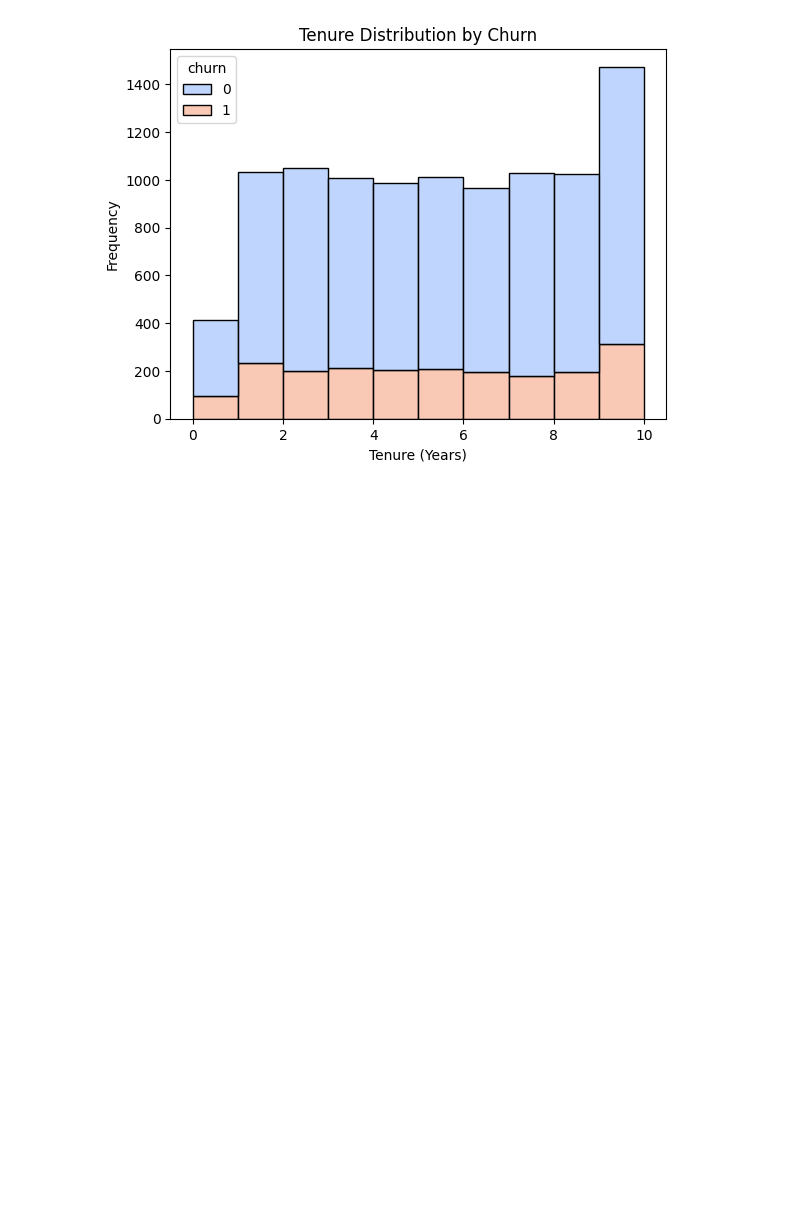
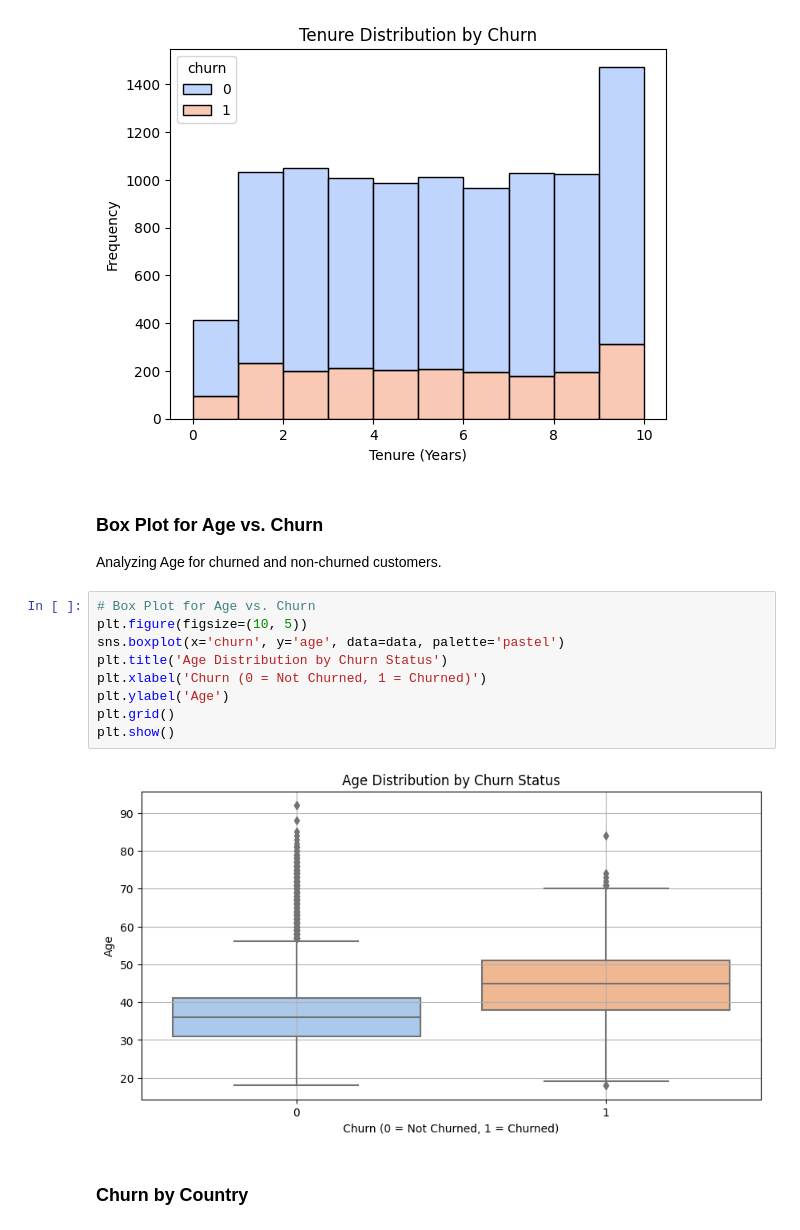
Before and after one commit to Fady-Faltaows/Customer-Churn-Prediction, a Jupyter notebook: churn_customer.ipynb, the cells around one changed output. Saved outputs shown, nothing was run; the diff lists cells and outputs as text; blank space fills up the shorter version.

Commit message:
after encoding categorical data

```diff
--- a/churn_customer.ipynb
+++ b/churn_customer.ipynb
@@ -243,3 +245,19 @@ plt.ylabel("Frequency")
 plt.show()
 # %% [output]
 [figure]
+# %% [markdown]
+### Box Plot for Age vs. Churn
+Analyzing Age for churned and non-churned customers.
+# %%
+# Box Plot for Age vs. Churn
+plt.figure(figsize=(10, 5))
+sns.boxplot(x='churn', y='age', data=data, palette='pastel')
+plt.title('Age Distribution by Churn Status')
+plt.xlabel('Churn (0 = Not Churned, 1 = Churned)')
+plt.ylabel('Age')
+plt.grid()
+plt.show()
+# %% [output]
+[figure, added]
+# %% [markdown]
+### Churn by Country
```
Also changed, not shown: parts of 8 cells of this notebook.
